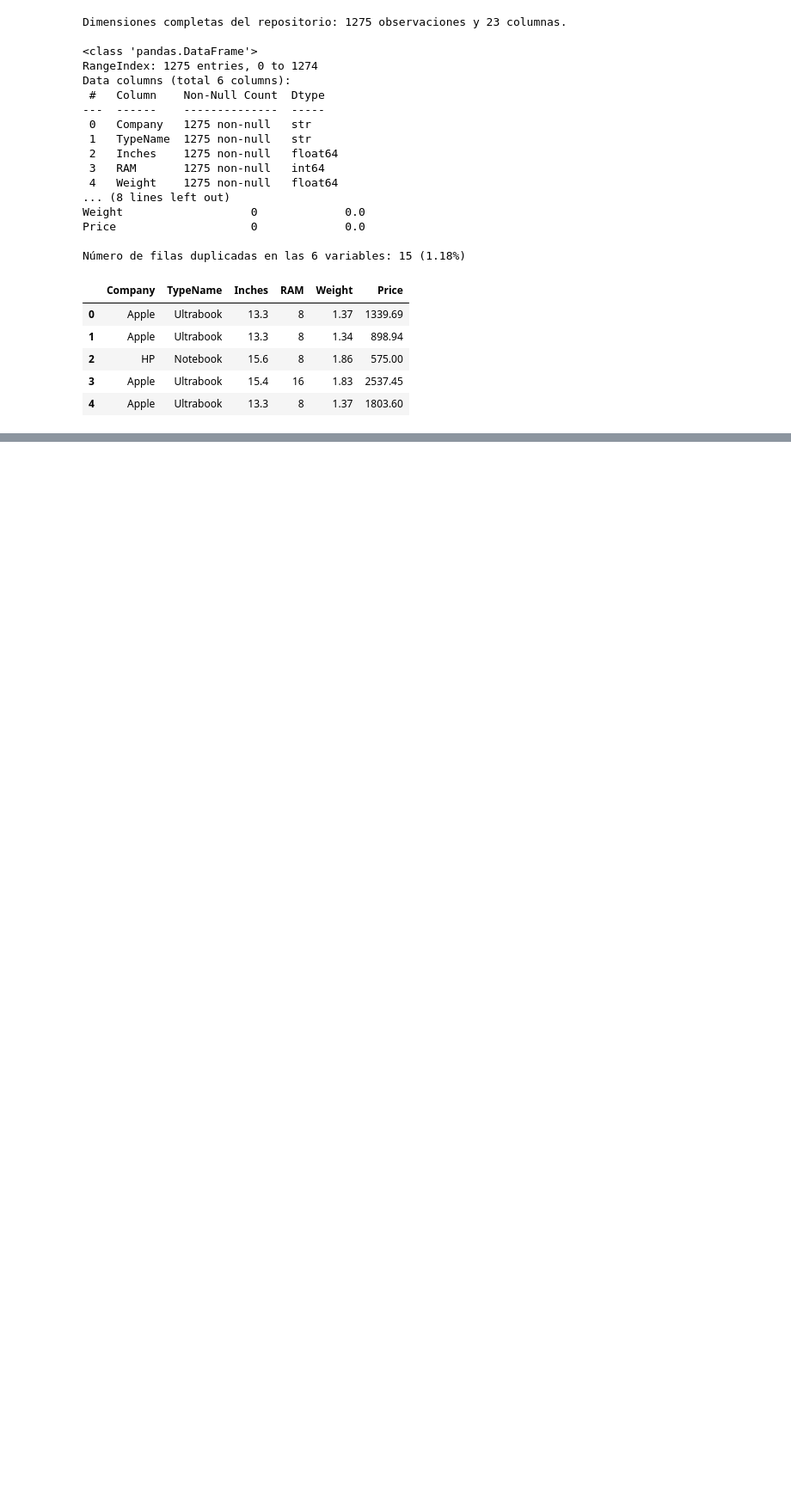
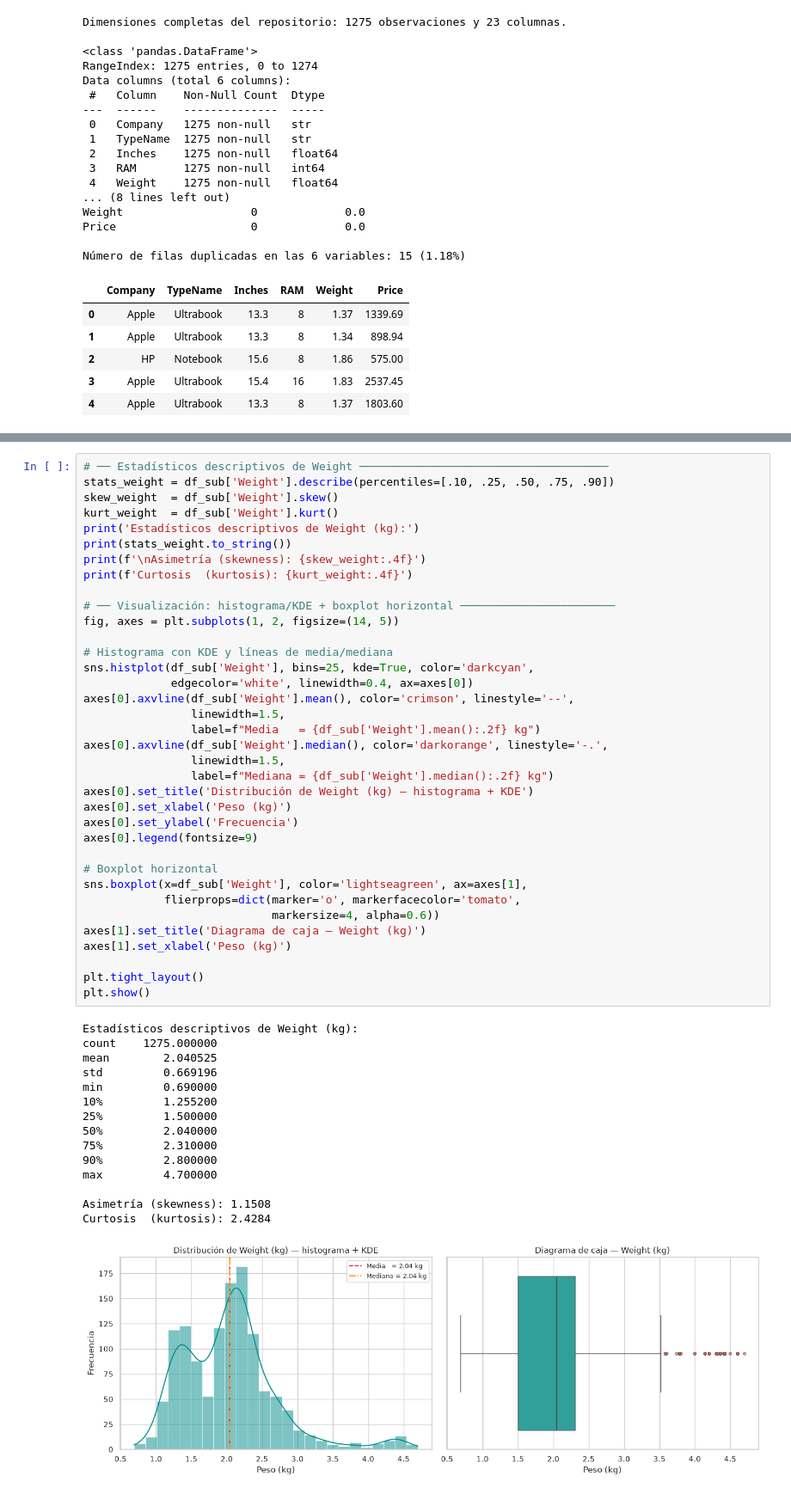
Before and after one commit to t8rx/fundamentos-de-datos, a Jupyter notebook: pl1_ciencia_datos.ipynb, the cells around one changed output, grey strips where cells are left out. Shown at 86% size. Saved outputs shown, nothing was run; the diff lists cells and outputs as text; blank space fills up the shorter version.

```diff
--- a/pl1_ciencia_datos.ipynb
+++ b/pl1_ciencia_datos.ipynb
@@ -153,0 +339,52 @@ Esta gran predominancia de unas pocas marcas es completamente coherente con sus
+# %%
+# ── Estadísticos descriptivos de Weight ─────────────────────────────────────
+stats_weight = df_sub['Weight'].describe(percentiles=[.10, .25, .50, .75, .90])
+skew_weight  = df_sub['Weight'].skew()
+kurt_weight  = df_sub['Weight'].kurt()
+print('Estadísticos descriptivos de Weight (kg):')
+print(stats_weight.to_string())
+print(f'\nAsimetría (skewness): {skew_weight:.4f}')
+print(f'Curtosis  (kurtosis): {kurt_weight:.4f}')
+
+# ── Visualización: histograma/KDE + boxplot horizontal ───────────────────────
+fig, axes = plt.subplots(1, 2, figsize=(14, 5))
+
+# Histograma con KDE y líneas de media/mediana
+sns.histplot(df_sub['Weight'], bins=25, kde=True, color='darkcyan',
+             edgecolor='white', linewidth=0.4, ax=axes[0])
+axes[0].axvline(df_sub['Weight'].mean(), color='crimson', linestyle='--',
+                linewidth=1.5,
+                label=f"Media   = {df_sub['Weight'].mean():.2f} kg")
+axes[0].axvline(df_sub['Weight'].median(), color='darkorange', linestyle='-.',
+                linewidth=1.5,
+                label=f"Mediana = {df_sub['Weight'].median():.2f} kg")
+axes[0].set_title('Distribución de Weight (kg) — histograma + KDE')
+axes[0].set_xlabel('Peso (kg)')
+axes[0].set_ylabel('Frecuencia')
+axes[0].legend(fontsize=9)
+
+# Boxplot horizontal
+sns.boxplot(x=df_sub['Weight'], color='lightseagreen', ax=axes[1],
+            flierprops=dict(marker='o', markerfacecolor='tomato',
+                            markersize=4, alpha=0.6))
+axes[1].set_title('Diagrama de caja — Weight (kg)')
+axes[1].set_xlabel('Peso (kg)')
+
+plt.tight_layout()
+plt.show()
+# %% [output]
+Estadísticos descriptivos de Weight (kg):
+count    1275.000000
+mean        2.040525
+std         0.669196
+min         0.690000
+10%         1.255200
+25%         1.500000
+50%         2.040000
+75%         2.310000
+90%         2.800000
+max         4.700000
+
+Asimetría (skewness): 1.1508
+Curtosis  (kurtosis): 2.4284
+[figure, added]
```
Also changed, not shown: parts of 37 cells of this notebook, 1 other file.
